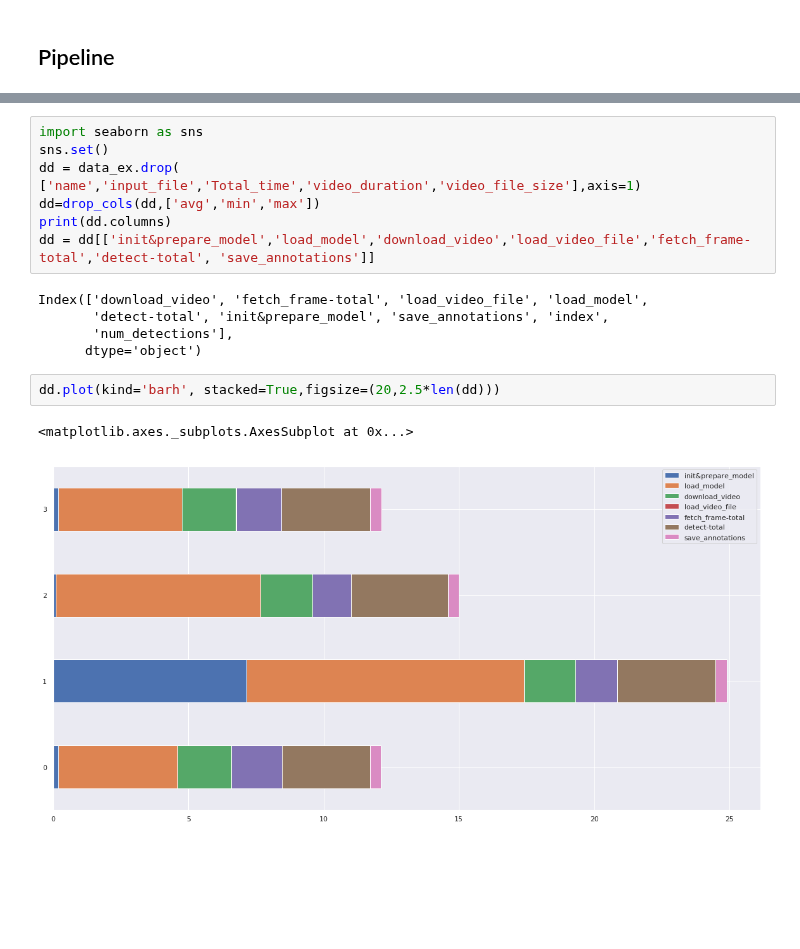
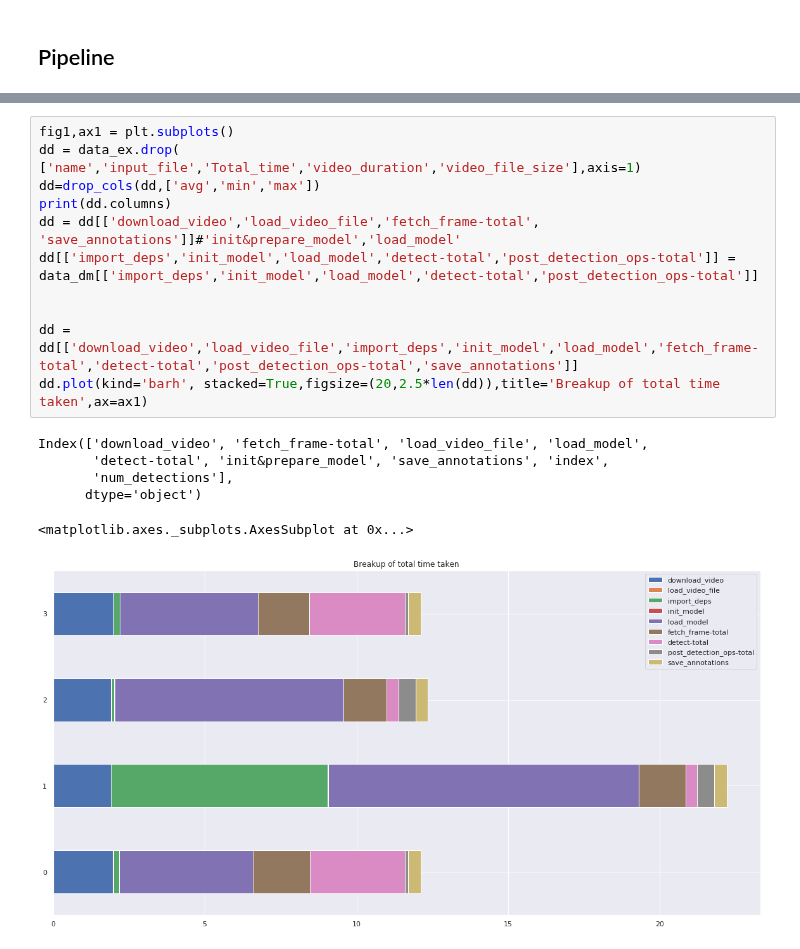
Before and after one commit to manuhg/class_snap, a Jupyter notebook: Plot_data.ipynb, the cells around one changed output, grey strips where cells are left out. Drawn from its saved outputs; the diff is of its cells as text; blank space fills up the shorter version.

```diff
--- a/Plot_data.ipynb
+++ b/Plot_data.ipynb
@@ -322,17 +315,18 @@ data_dm
 # %%
-import seaborn as sns
-sns.set()
+fig1,ax1 = plt.subplots()
 dd = data_ex.drop( ['name','input_file','Total_time','video_duration','video_file_size'],axis=1)
 dd=drop_cols(dd,['avg','min','max'])
 print(dd.columns)
-dd = dd[['init&prepare_model','load_model','download_video','load_video_file','fetch_frame-total','detect-total', 'save_annotations']]
+dd = dd[['download_video','load_video_file','fetch_frame-total', 'save_annotations']]#'init&prepare_model','load_model'
+dd[['import_deps','init_model','load_model','detect-total','post_detection_ops-total']] = data_dm[['import_deps','init_model','load_model','detect-total','post_detection_ops-total']]
+
+
+dd = dd[['download_video','load_video_file','import_deps','init_model','load_model','fetch_frame-total','detect-total','post_detection_ops-total','save_annotations']]
+dd.plot(kind='barh', stacked=True,figsize=(20,2.5*len(dd)),title='Breakup of total time taken',ax=ax1)
 # %% [output]
 Index(['download_video', 'fetch_frame-total', 'load_video_file', 'load_model',
        'detect-total', 'init&prepare_model', 'save_annotations', 'index',
        'num_detections'],
       dtype='object')
+<matplotlib.axes._subplots.AxesSubplot at 0x...>
+[figure, added]
-# %%
-dd.plot(kind='barh', stacked=True,figsize=(20,2.5*len(dd)))
-# %% [output]
-<matplotlib.axes._subplots.AxesSubplot at 0x...>
-[figure, removed]
```
Also changed, not shown: parts of 7 cells of this notebook, 3 other files.
